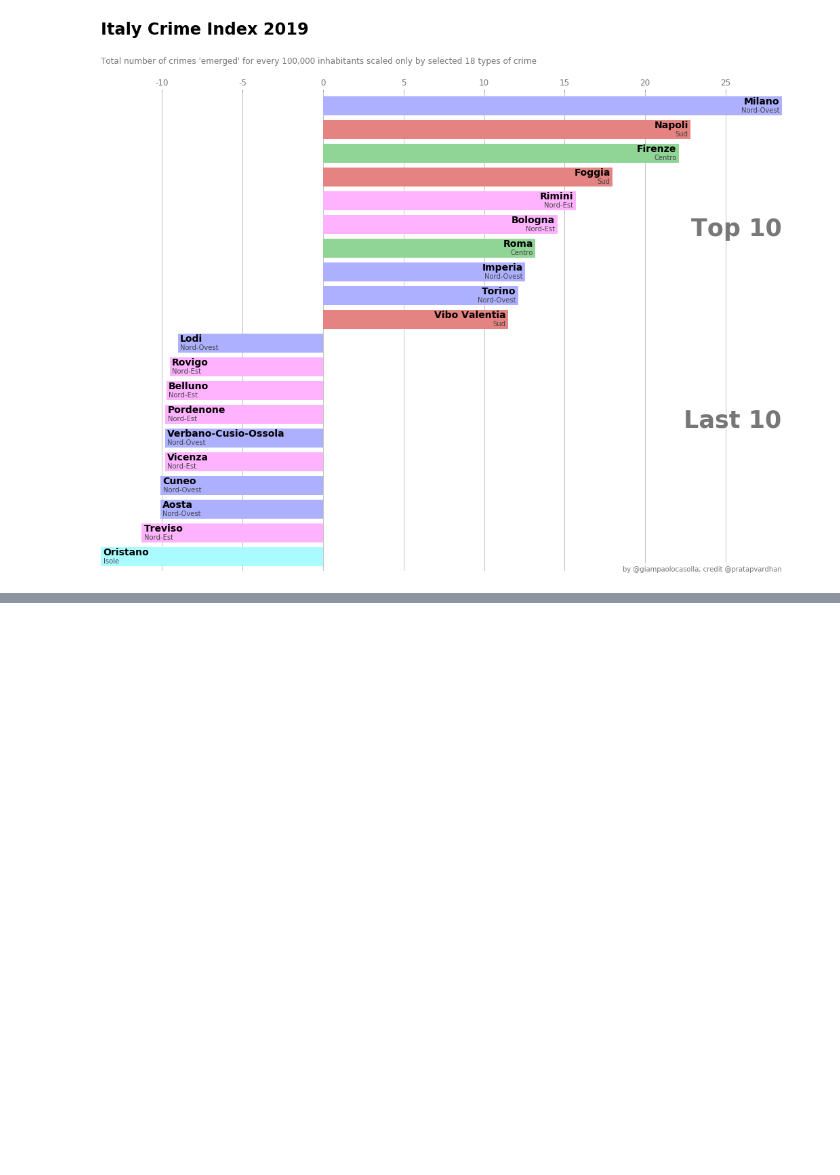
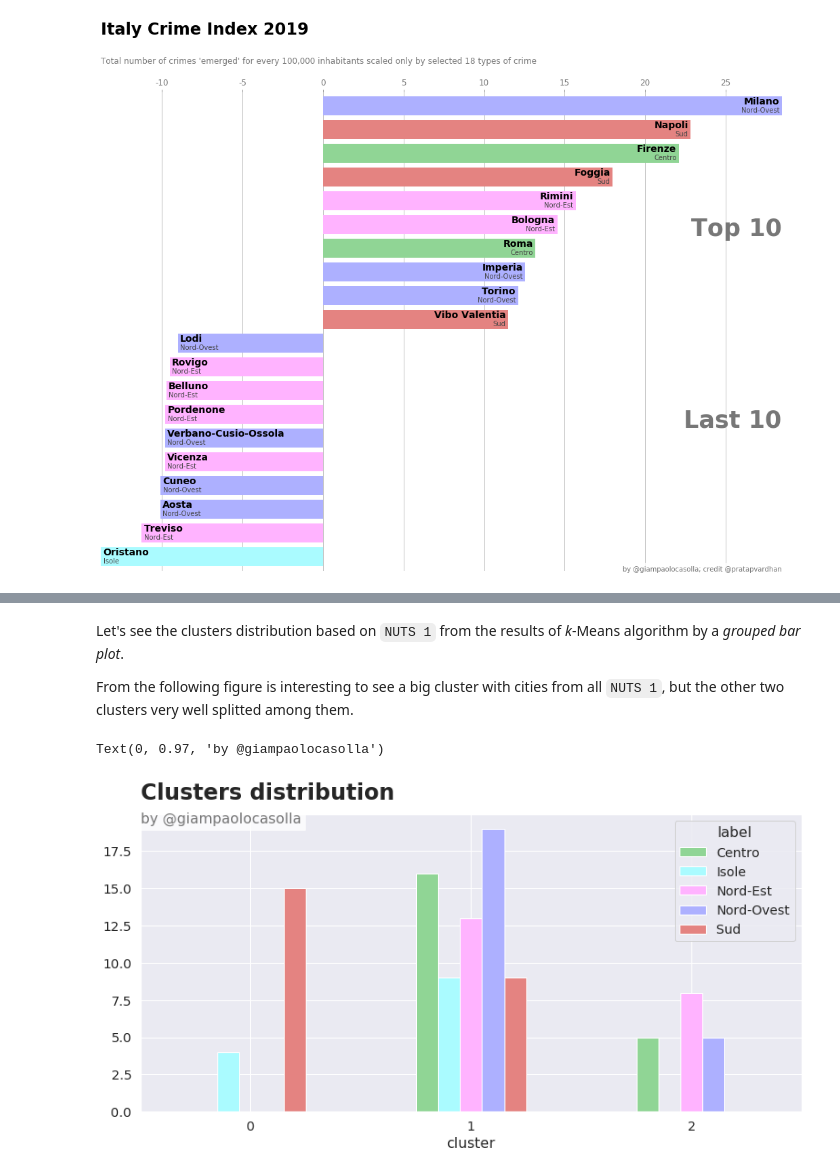
Before and after one commit to data-jeesee/notebooks, a Jupyter notebook: italy_crime_index.ipynb, the cells around one changed output, grey strips where cells are left out. Saved outputs shown, nothing was run; the diff lists cells and outputs as text; code cells hidden in the pictures; blank space fills up the shorter version.

```diff
--- a/italy_crime_index.ipynb
+++ b/italy_crime_index.ipynb
@@ -321,0 +462,5 @@ draw_barchart(
+# %%
+kmeans = KMeans(n_clusters=3, random_state=0).fit(df_scale.iloc[:, 3:])
+
+# insert the results of the clustering in df_scale DataFrame
+df_scale.insert(3, "cluster", kmeans.labels_)
@@ -321,0 +503,28 @@ draw_barchart(
+# %% [markdown]
+Let's see the clusters distribution based on `NUTS 1` from the results of *k*-Means algorithm by a *grouped bar plot*.
+
+From the following figure is interesting to see a big cluster with cities from all `NUTS 1`, but the other two clusters very well splitted among them.
+# %%
+# create a new DataFrame for the plot with some data manipulations
+df_bar = df_scale.groupby("nuts").cluster.value_counts().unstack(0)
+df_bar.columns.name = "label"
+
+fig, ax = plt.subplots(figsize=(13, 6))
+sns.set()
+sns.set_context("notebook", font_scale=1.3)
+df_bar.plot(kind="bar", color=[colors[x] for x in df_bar.columns], ax=ax)
+plt.xticks(rotation=0)
+ax.text(0, 1.05, "Clusters distribution", transform=ax.transAxes, size=24, weight=600, ha="left")
+ax.text(
+    0,
+    0.97,
+    "by @giampaolocasolla",
+    transform=ax.transAxes,
+    ha="left",
+    color="#777777",
+    bbox=dict(facecolor="white", alpha=0.8, edgecolor="white"),
+)
+plt.show()
+# %% [output]
+Text(0, 0.97, 'by @giampaolocasolla')
+[figure, added]
```
Also changed, not shown: parts of 24 cells of this notebook.
